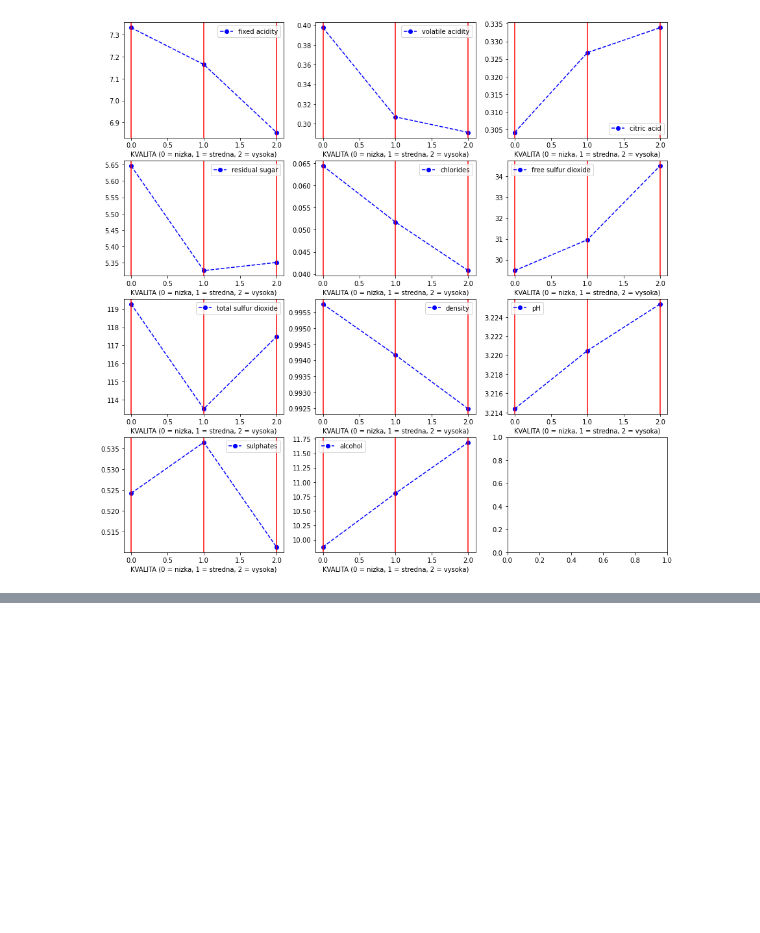
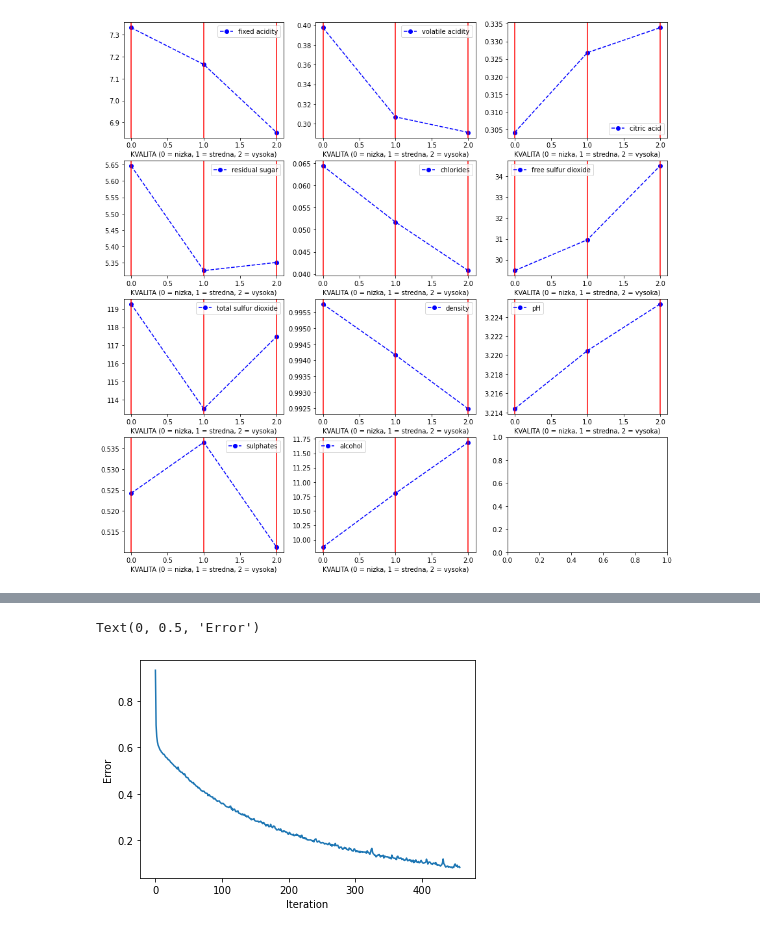
Before and after one commit to samodicer/Dicer_NS2021, a Jupyter notebook: wine_quality.ipynb, the cells around one changed output, grey strips where cells are left out. Cells and saved outputs as stored; diff of their text form; code cells hidden in the pictures; blank space fills up the shorter version.

Commit message:
viacvrstvovy perceptron
vybral som si MLP Classifier, ktory dosahuje dobre vysledky + vizualizovanie chyby

```diff
--- a/wine_quality.ipynb
+++ b/wine_quality.ipynb
@@ -221,8 +180,0 @@ weighted avg       0.76      0.76      0.76      1300
-# %%
-perceptron = Perceptron(max_iter=100)
-perceptron.fit(x_train, y_train)
-pred_perceptron = perceptron.predict(x_test)
-print(classification_report(y_test, pred_perceptron))
-cross_val = cross_val_score(estimator=perceptron, X=x_train, y=y_train, cv=10)
-result_perceptron = cross_val.mean()* 100
-print(result_perceptron,"%")
@@ -241,8 +180,0 @@ weighted avg       0.60      0.59      0.59      1300
-# %%
-rf = RandomForestClassifier()
-rf.fit(x_train, y_train)
-pred_rf = rf.predict(x_test)
-print(classification_report(y_test, pred_rf))
-cross_val = cross_val_score(estimator=rf, X=x_train, y=y_train, cv=10)
-result_rf = cross_val.mean()* 100
-print(result_rf,"%")
@@ -296,0 +181,4 @@ importances.plot.bar()
+# %%
+mlp = MLPClassifier(activation='relu',solver='adam',alpha=0.0001,hidden_layer_sizes=(50,50,50),max_iter=500,verbose=True)
+# %%
+history = mlp.fit(x_train,y_train)
@@ -296,0 +220,7 @@ importances.plot.bar()
+# %%
+plt.plot(history.loss_curve_)
+plt.xlabel("Iteration")
+plt.ylabel("Error")
+# %% [output]
+Text(0, 0.5, 'Error')
+[figure, added]
```
Also changed, not shown: parts of 16 cells of this notebook.
